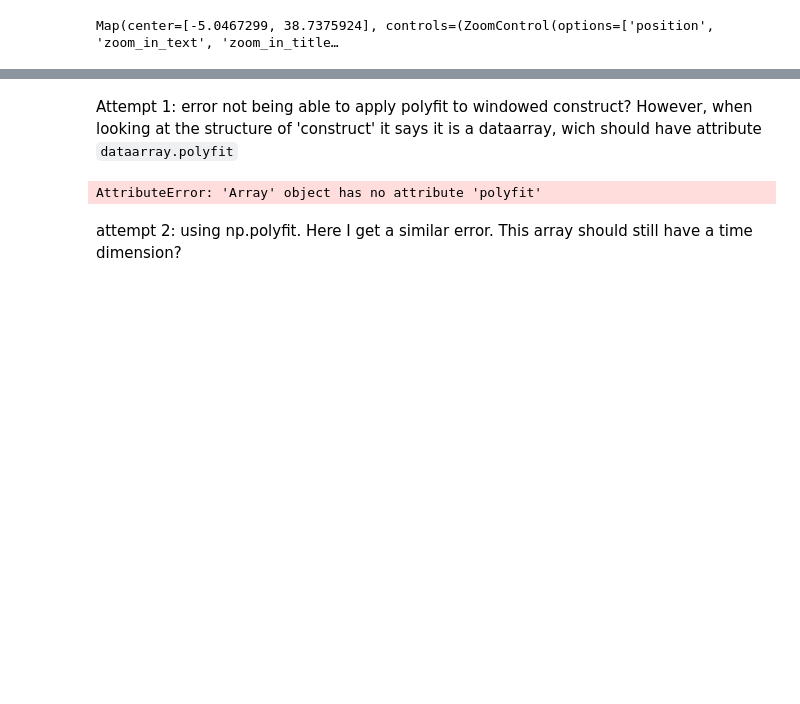
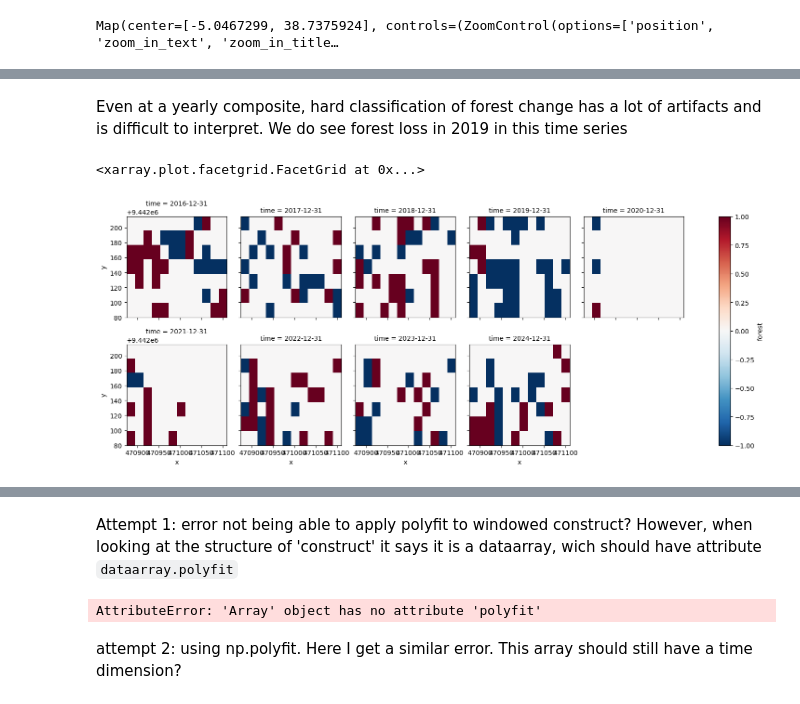
Before and after one commit to adlai-nelson/geog313-final-project, a Jupyter notebook: analysis.ipynb, the cells around one changed output, grey strips where cells are left out. Saved outputs shown, nothing was run; the diff lists cells and outputs as text; code cells hidden in the pictures; blank space fills up the shorter version.

```diff
--- a/analysis.ipynb
+++ b/analysis.ipynb
@@ -58,0 +71,9 @@ Attributes: (0)
+# %% [markdown]
+Even at a yearly composite, hard classification of forest change has a lot of artifacts and is difficult to interpret. We do see forest loss in 2019 in this time series
+# %%
+a = utils.preprocess_data(aoi, start, end, index_name = "mRFDI", interval="1y")
+a["forest"] = a < 0.5
+a.forest.astype(int).diff("time", label = "upper").plot.imshow(col="time", col_wrap=5)
+# %% [output]
+<xarray.plot.facetgrid.FacetGrid at 0x...>
+[figure, added]
```
Also changed, not shown: parts of 24 cells of this notebook, 1 other file.
